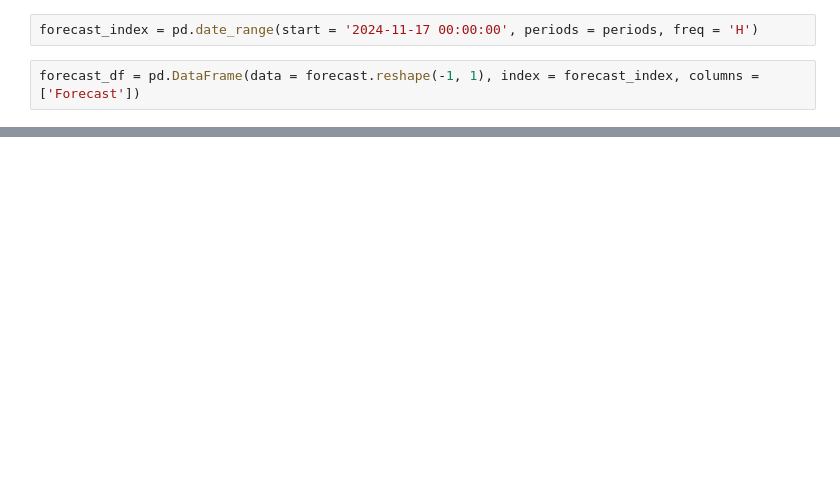
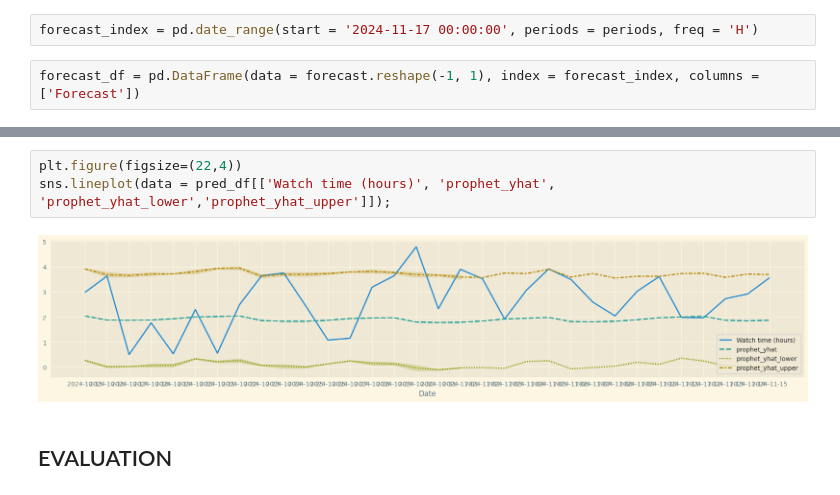
Before and after one commit to Enejan-H/Deep-Learning-Projects, a Jupyter notebook: rnn-lstm-gru-my-youtube-channel-watching-hours.ipynb, the cells around one changed output, grey strips where cells are left out. Drawn from its saved outputs; the diff is of its cells as text; blank space fills up the shorter version.

```diff
--- a/rnn-lstm-gru-my-youtube-channel-watching-hours.ipynb
+++ b/rnn-lstm-gru-my-youtube-channel-watching-hours.ipynb
@@ -1400,0 +1568,7 @@ plt.xlim('2024-11-17 00:00:00', '2024-11-18 23:00:00')
+# %%
+plt.figure(figsize=(22,4))
+sns.lineplot(data = pred_df[['Watch time (hours)', 'prophet_yhat', 'prophet_yhat_lower','prophet_yhat_upper']]);
+# %% [output]
+[figure, added]
+# %% [markdown]
+## EVALUATION
```
Also changed, not shown: parts of 64 cells of this notebook.
